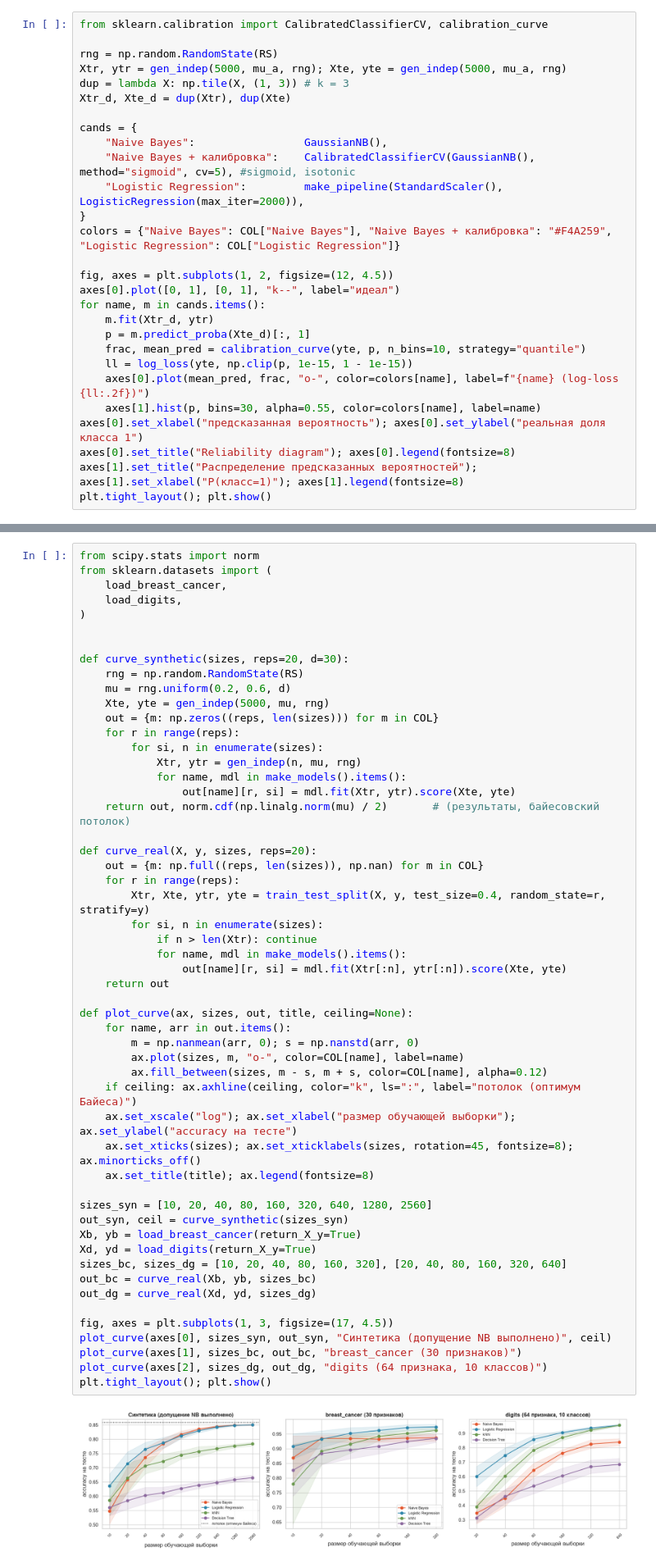
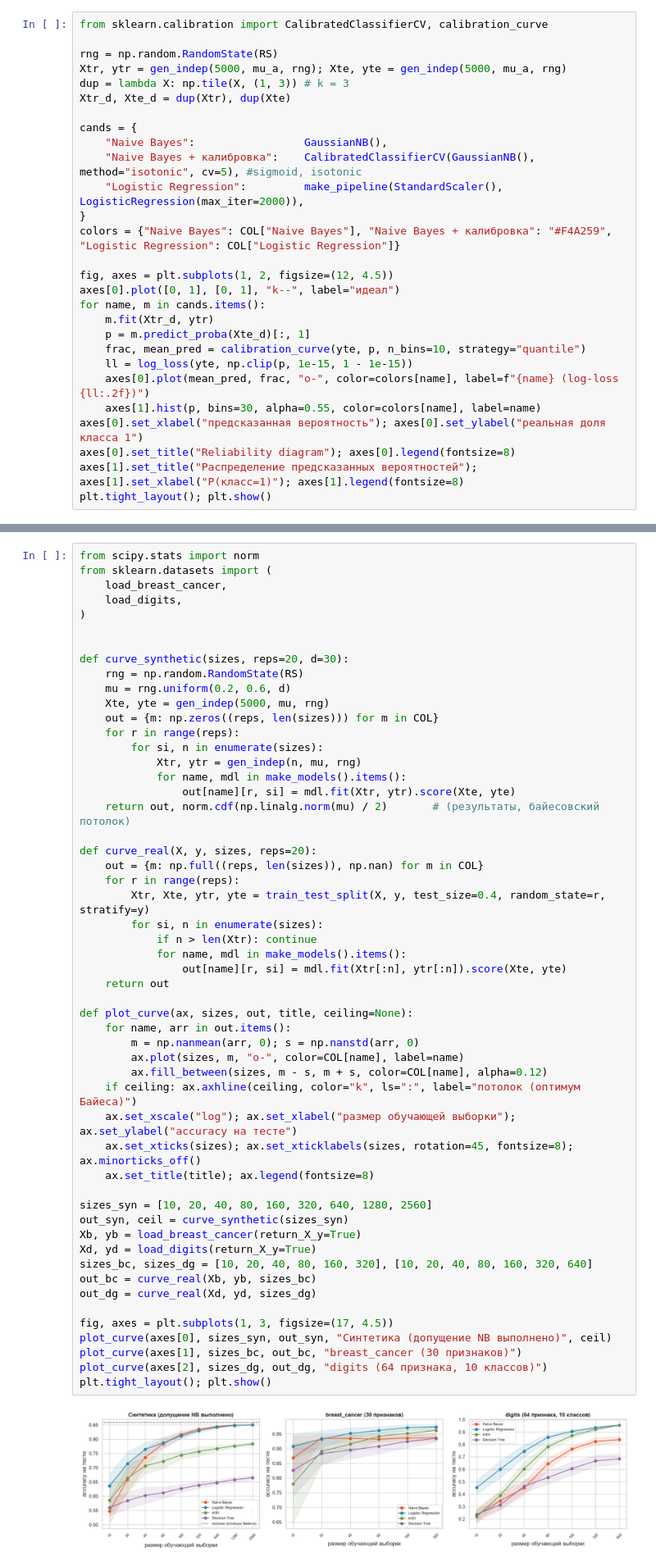
Before and after one commit to BinGoJr/Naive-Bayes, a Jupyter notebook: NaiveBayes.ipynb, the cells around one changed output, grey strips where cells are left out. Shown at 82% size. Cells and saved outputs as stored; diff of their text form.

```diff
--- a/NaiveBayes.ipynb
+++ b/NaiveBayes.ipynb
@@ -260,7 +260,7 @@ Xtr_d, Xte_d = dup(Xtr), dup(Xte)
 
 cands = {
     "Naive Bayes":                 GaussianNB(),
-    "Naive Bayes + калибровка":    CalibratedClassifierCV(GaussianNB(), method="sigmoid", cv=5), #sigmoid, isotonic
+    "Naive Bayes + калибровка":    CalibratedClassifierCV(GaussianNB(), method="isotonic", cv=5), #sigmoid, isotonic
     "Logistic Regression":         make_pipeline(StandardScaler(), LogisticRegression(max_iter=2000)),
 }
 colors = {"Naive Bayes": COL["Naive Bayes"], "Naive Bayes + калибровка": "#F4A259", "Logistic Regression": COL["Logistic Regression"]}
@@ -319,35 +319,35 @@ def curve_real(X, y, sizes, reps=20):
         Xtr, Xte, ytr, yte = train_test_split(X, y, test_size=0.4, random_state=r, stratify=y)
         for si, n in enumerate(sizes):
             if n > len(Xtr): continue
             for name, mdl in make_models().items():
                 out[name][r, si] = mdl.fit(Xtr[:n], ytr[:n]).score(Xte, yte)
     return out
 
 def plot_curve(ax, sizes, out, title, ceiling=None):
     for name, arr in out.items():
         m = np.nanmean(arr, 0); s = np.nanstd(arr, 0)
         ax.plot(sizes, m, "o-", color=COL[name], label=name)
         ax.fill_between(sizes, m - s, m + s, color=COL[name], alpha=0.12)
     if ceiling: ax.axhline(ceiling, color="k", ls=":", label="потолок (оптимум Байеса)")
     ax.set_xscale("log"); ax.set_xlabel("размер обучающей выборки"); ax.set_ylabel("accuracy на тесте")
     ax.set_xticks(sizes); ax.set_xticklabels(sizes, rotation=45, fontsize=8); ax.minorticks_off()
     ax.set_title(title); ax.legend(fontsize=8)
 
 sizes_syn = [10, 20, 40, 80, 160, 320, 640, 1280, 2560]
 out_syn, ceil = curve_synthetic(sizes_syn)
 Xb, yb = load_breast_cancer(return_X_y=True)
 Xd, yd = load_digits(return_X_y=True)
-sizes_bc, sizes_dg = [10, 20, 40, 80, 160, 320], [20, 40, 80, 160, 320, 640]
+sizes_bc, sizes_dg = [10, 20, 40, 80, 160, 320], [10, 20, 40, 80, 160, 320, 640]
 out_bc = curve_real(Xb, yb, sizes_bc)
 out_dg = curve_real(Xd, yd, sizes_dg)
 
 fig, axes = plt.subplots(1, 3, figsize=(17, 4.5))
 plot_curve(axes[0], sizes_syn, out_syn, "Синтетика (допущение NB выполнено)", ceil)
 plot_curve(axes[1], sizes_bc, out_bc, "breast_cancer (30 признаков)")
 plot_curve(axes[2], sizes_dg, out_dg, "digits (64 признака, 10 классов)")
 plt.tight_layout(); plt.show()
 # %% [output]
-[figure, old version]
+[figure, new version]
 # %% [markdown]
 **Как читать (по фактическим результатам):**
 
```
Also changed, not shown: parts of 8 cells of this notebook, 2 other files.
